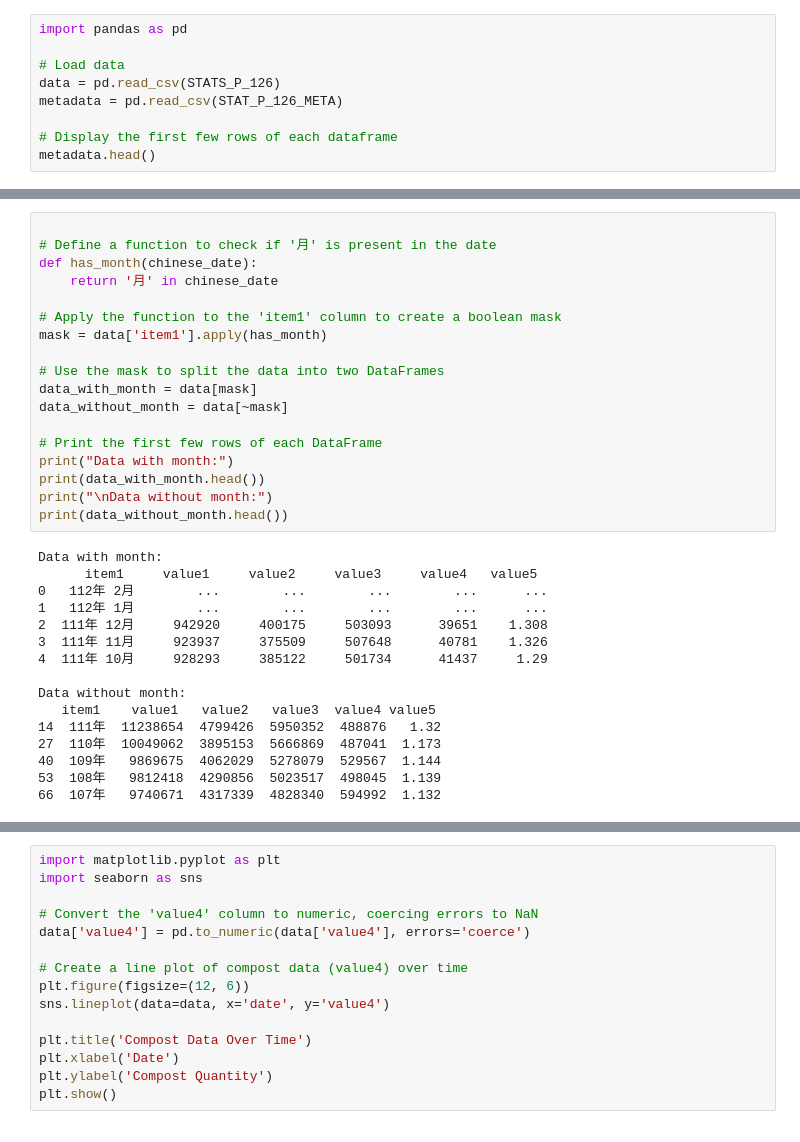
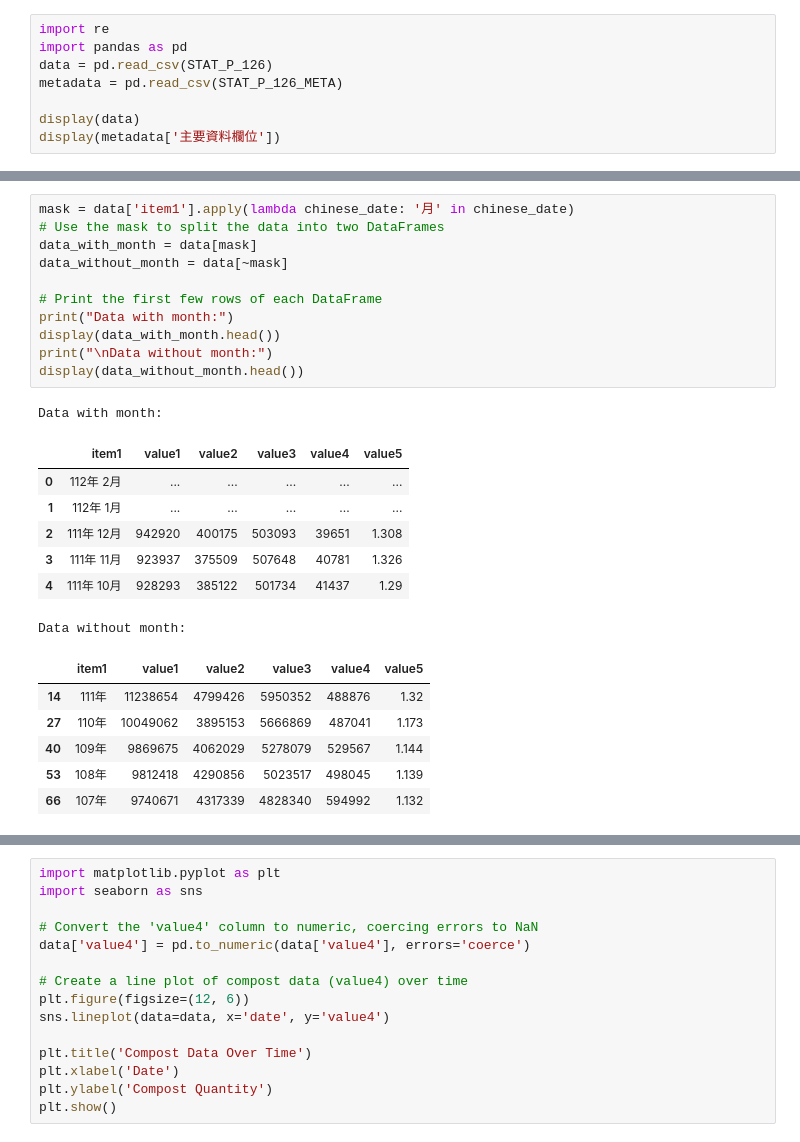
Before and after one commit to frankcholula/twgc, a Jupyter notebook: compost_data_poc.ipynb, the cells around one changed output, grey strips where cells are left out. Cells and saved outputs as stored; diff of their text form.

```diff
--- a/compost_data_poc.ipynb
+++ b/compost_data_poc.ipynb
@@ -11,10 +7,9 @@ STAT_P_126_META = "data/STAT_P_126_Metadata.csv"
 # %%
+import re
 import pandas as pd
-
-# Load data
-data = pd.read_csv(STATS_P_126)
+data = pd.read_csv(STAT_P_126)
 metadata = pd.read_csv(STAT_P_126_META)
 
-# Display the first few rows of each dataframe
-metadata.head()
+display(data)
+display(metadata['主要資料欄位'])
 # %% [output]
@@ -32,36 +31,28 @@ data.head()
 # %%
-
-# Define a function to check if '月' is present in the date
-def has_month(chinese_date):
-    return '月' in chinese_date
-
-# Apply the function to the 'item1' column to create a boolean mask
-mask = data['item1'].apply(has_month)
-
+mask = data['item1'].apply(lambda chinese_date: '月' in chinese_date)
 # Use the mask to split the data into two DataFrames
 data_with_month = data[mask]
 data_without_month = data[~mask]
 
 # Print the first few rows of each DataFrame
 print("Data with month:")
-print(data_with_month.head())
+display(data_with_month.head())
 print("\nData without month:")
-print(data_without_month.head())
+display(data_without_month.head())
 # %% [output]
 Data with month:
-      item1     value1     value2     value3     value4   value5
-0   112年 2月        ...        ...        ...        ...      ...
-1   112年 1月        ...        ...        ...        ...      ...
-2  111年 12月     942920     400175     503093      39651    1.308
-3  111年 11月     923937     375509     507648      40781    1.326
-4  111年 10月     928293     385122     501734      41437     1.29
-
-Data without month:
-   item1    value1   value2   value3  value4 value5
-14  111年  11238654  4799426  5950352  488876   1.32
-27  110年  10049062  3895153  5666869  487041  1.173
-40  109年   9869675  4062029  5278079  529567  1.144
-53  108年   9812418  4290856  5023517  498045  1.139
-66  107年   9740671  4317339  4828340  594992  1.132
+|  | item1 | value1 | value2 | value3 | value4 | value5 |
+| 0 | 112年 2月 | ... | ... | ... | ... | ... |
+| 1 | 112年 1月 | ... | ... | ... | ... | ... |
+| 2 | 111年 12月 | 942920 | 400175 | 503093 | 39651 | 1.308 |
+| 3 | 111年 11月 | 923937 | 375509 | 507648 | 40781 | 1.326 |
+| 4 | 111年 10月 | 928293 | 385122 | 501734 | 41437 | 1.29 |
+Data without month:
+|  | item1 | value1 | value2 | value3 | value4 | value5 |
+| 14 | 111年 | 11238654 | 4799426 | 5950352 | 488876 | 1.32 |
+| 27 | 110年 | 10049062 | 3895153 | 5666869 | 487041 | 1.173 |
+| 40 | 109年 | 9869675 | 4062029 | 5278079 | 529567 | 1.144 |
+| 53 | 108年 | 9812418 | 4290856 | 5023517 | 498045 | 1.139 |
+| 66 | 107年 | 9740671 | 4317339 | 4828340 | 594992 | 1.132 |
 # %%
 import re
```
Also changed, not shown: parts of 8 cells of this notebook.
